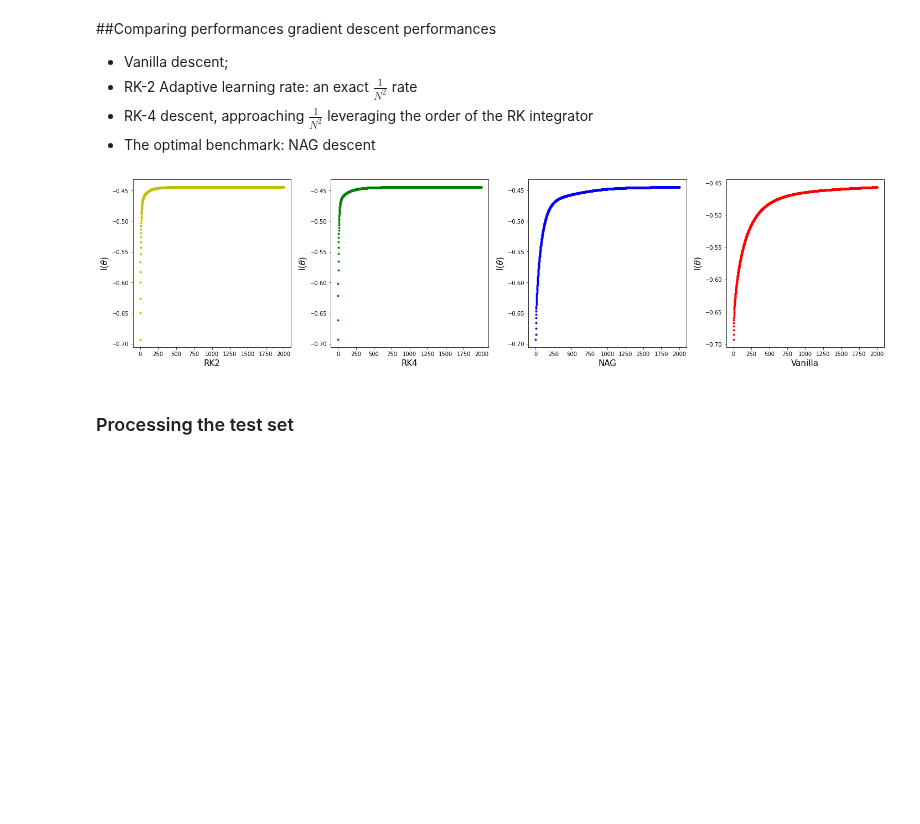
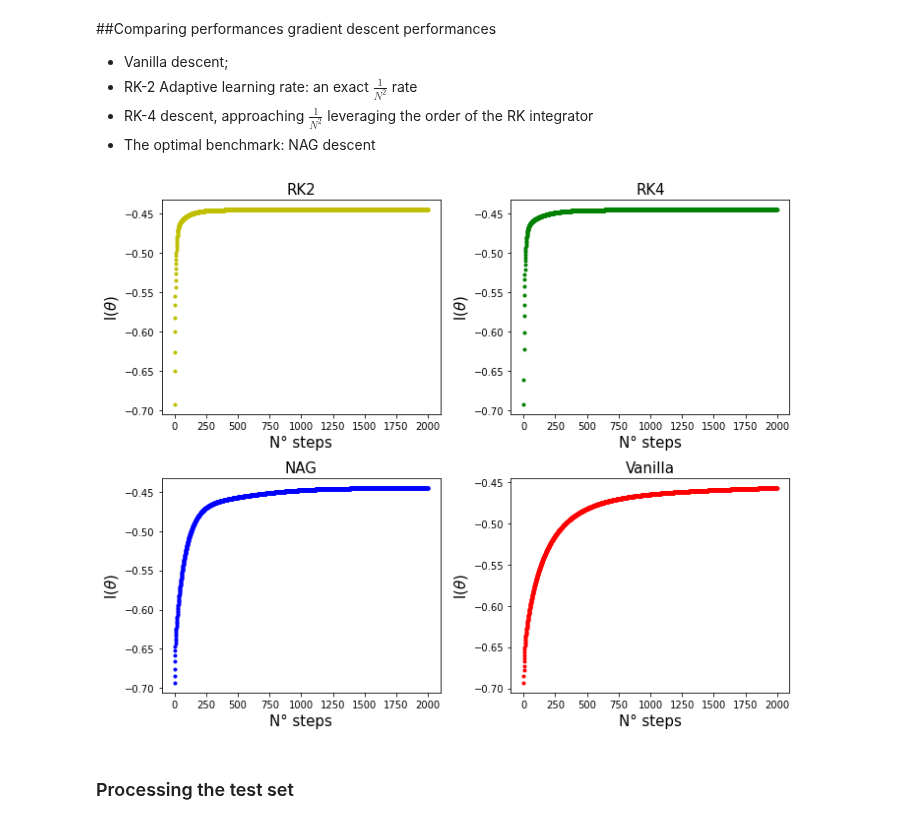
Before and after one commit to SimonePip/FDS, a Jupyter notebook: Final_project/FDS_Final_Project_JOIN.ipynb, the cells around one changed output. Cells and saved outputs as stored; diff of their text form; code cells hidden in the pictures; blank space fills up the shorter version.

```diff
--- a/Final_project/FDS_Final_Project_JOIN.ipynb
+++ b/Final_project/FDS_Final_Project_JOIN.ipynb
@@ -364,27 +379,31 @@ theta_final_NAG,log_l_history_NAG,trajectory_NAG=gradient_descent(theta0,feature
                                                                   GD_type=NAG,gradient_function=log_likelihood_gradient,
                                                                   beta=0.1,n_iter=n_iter,t=0, theta_p=0)
 # %%
-fig, (ax1, ax2, ax3, ax4) = plt.subplots(1, 4,figsize=(20,5))
+fig, ((ax1, ax2), (ax3, ax4)) = plt.subplots(2, 2,figsize=(10,8))
 ax1.plot(log_l_history_RK2,"y.")
-ax1.set_xlabel("RK2",fontsize=15)
+ax1.set_title("RK2",fontsize=15)
+ax1.set_xlabel("N° steps",fontsize=15)
 ax1.set_ylabel(r'l($\theta$)',fontsize=15)
 
 ax2.plot(log_l_history_RK4,"g.")
-ax2.set_xlabel("RK4",fontsize=15)
+ax2.set_title("RK4",fontsize=15)
+ax2.set_xlabel("N° steps",fontsize=15)
 ax2.set_ylabel(r'l($\theta$)',fontsize=15)
 
 ax3.plot(log_l_history_NAG,"b.")
-ax3.set_xlabel("NAG",fontsize=15)
+ax3.set_title("NAG",fontsize=15)
+ax3.set_xlabel("N° steps",fontsize=15)
 ax3.set_ylabel(r'l($\theta$)',fontsize=15)
 
 ax4.plot(log_l_history_vanilla,"r.")
-ax4.set_xlabel("Vanilla",fontsize=15)
+ax4.set_title("Vanilla",fontsize=15)
+ax4.set_xlabel("N° steps",fontsize=15)
 ax4.set_ylabel(r'l($\theta$)',fontsize=15)
 
 fig.tight_layout()
 plt.show()
 # %% [output]
-[figure, old version]
+[figure, new version]
 # %% [markdown]
 ### Processing the test set
 # %%
```
Also changed, not shown: parts of 1 cell of this notebook.
